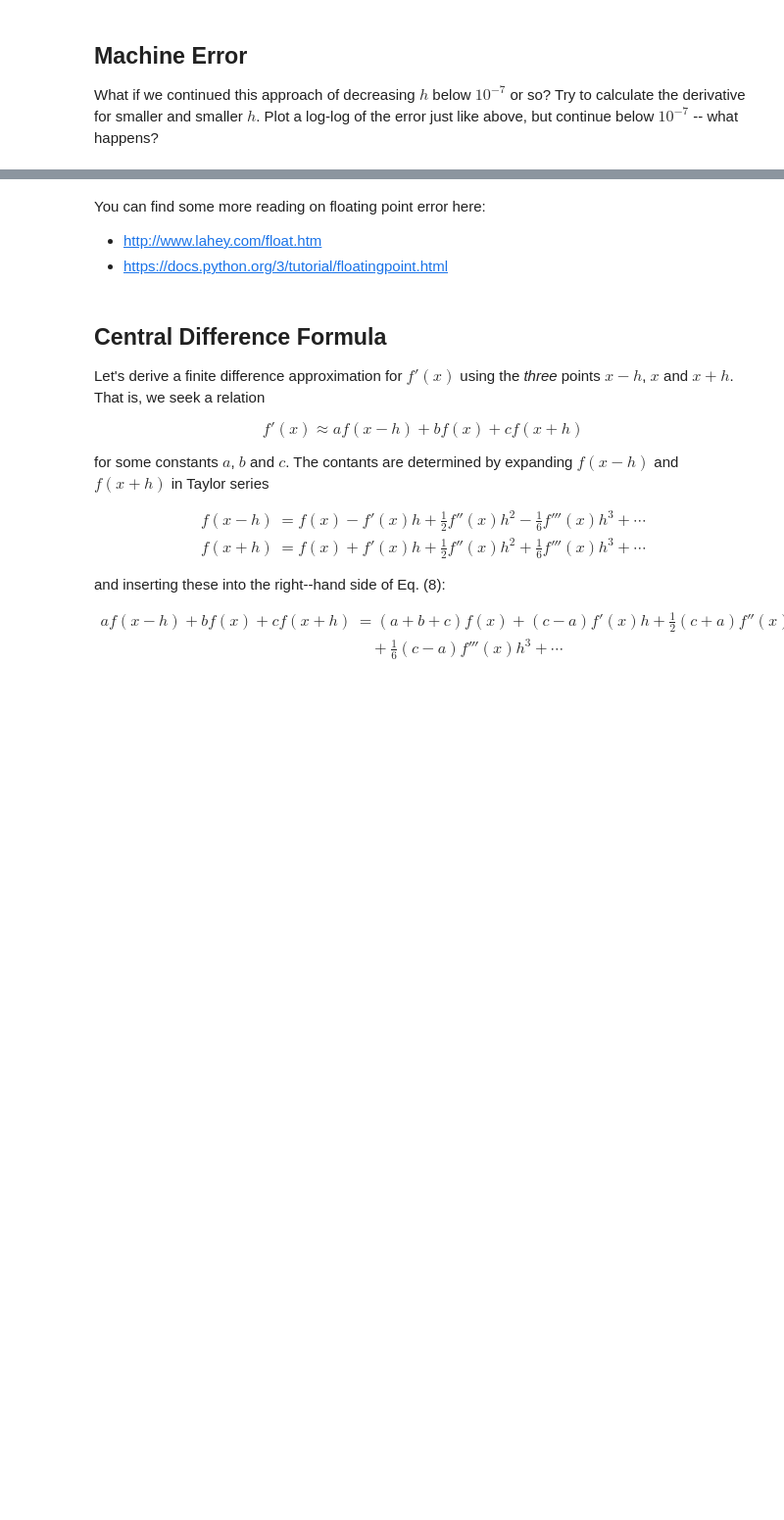
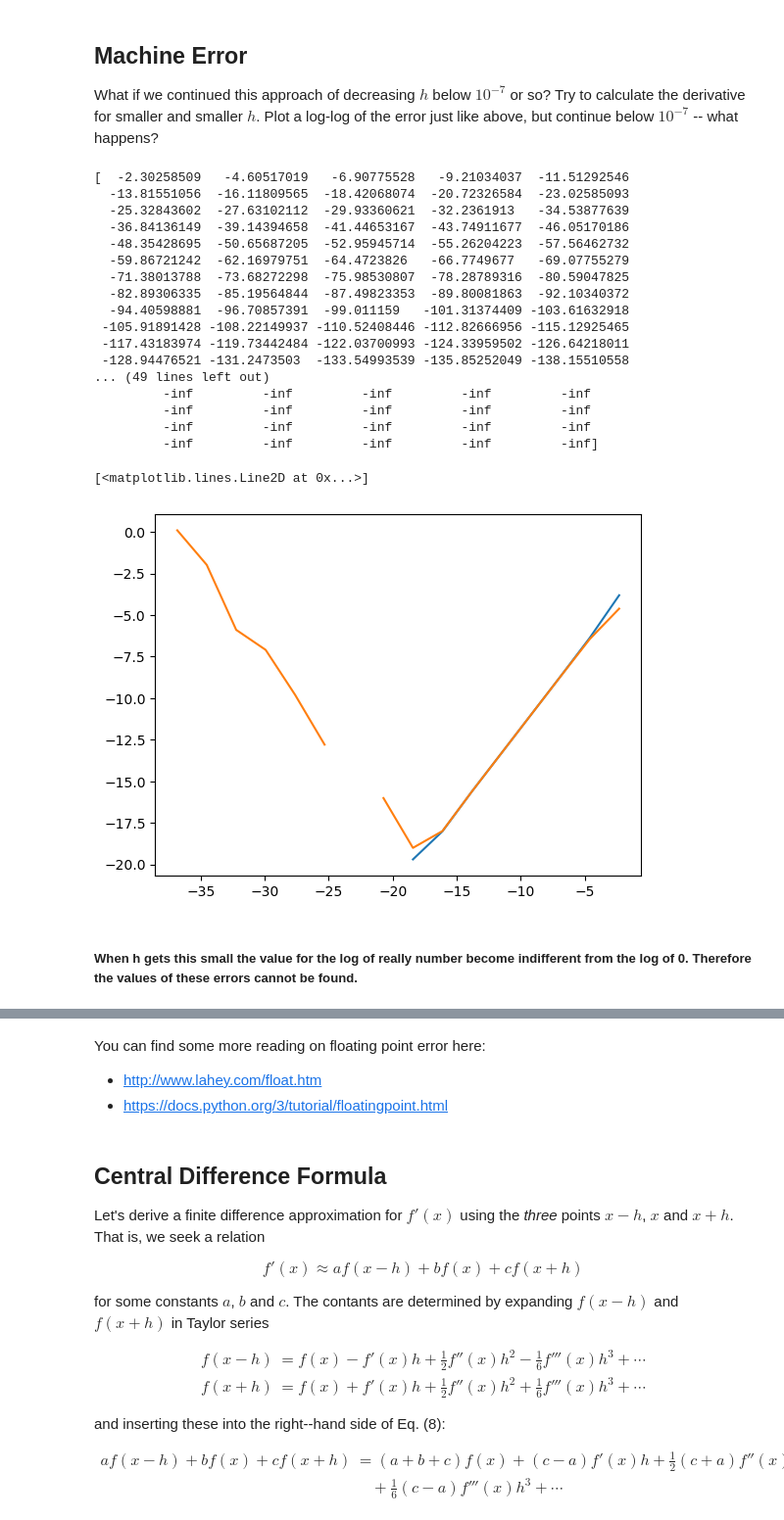
Before and after one commit to Mateo4cacheiro/PHYS4130-S25, a Jupyter notebook: p3-NDiff/P3-Numerical Differentiation and Machine Error.ipynb, the cells around one changed output, grey strips where cells are left out. Shown at 98% size. Drawn from its saved outputs; the diff is of its cells as text; code cells hidden in the pictures; blank space fills up the shorter version.

```diff
--- a/p3-NDiff/P3-Numerical Differentiation and Machine Error.ipynb
+++ b/p3-NDiff/P3-Numerical Differentiation and Machine Error.ipynb
@@ -171,6 +229,51 @@ ratio ${\cal E}_2/{\cal E}_1$ agrees (approximately) with the ratio $h_2/h_1$, t
 ## Machine Error
 
 What if we continued this approach of decreasing $h$ below $10^{-7}$ or so?  Try to calculate the derivative for smaller and smaller $h$.  Plot a log-log of the error just like above, but continue below $10^{-7}$ -- what happens?
+# %%
+vals = np.zeros([5,100])
+
+i=0
+while i<100:
+    vals[4,i]=10**(-1-i)
+    h=vals[4,i]
+    vals[0,i]=(f(x+h)-f(x))/h
+    vals[1,i]=h/2*((f(x+2*h)-2*f(x+h)+f(x))/(h**2))
+    vals[2,i]=(f(x)-f(x-h))/h
+    vals[3,i]=-h/2*((f(x)-2*f(x-h)+f(x-2*h))/(h**2))
+    i+=1
+
+logh=np.log(vals[4])
+logE1=np.log(vals[1])
+logE2=np.log(abs(vals[3]))
+
+print(logh)
+print(abs(vals[3]))
+print(logE1)
+
+plt.plot(logh,logE1)
+plt.plot(logh,logE2)
+# %% [output]
+[  -2.30258509   -4.60517019   -6.90775528   -9.21034037  -11.51292546
+  -13.81551056  -16.11809565  -18.42068074  -20.72326584  -23.02585093
+  -25.32843602  -27.63102112  -29.93360621  -32.2361913   -34.53877639
+  -36.84136149  -39.14394658  -41.44653167  -43.74911677  -46.05170186
+  -48.35428695  -50.65687205  -52.95945714  -55.26204223  -57.56462732
+  -59.86721242  -62.16979751  -64.4723826   -66.7749677   -69.07755279
+  -71.38013788  -73.68272298  -75.98530807  -78.28789316  -80.59047825
+  -82.89306335  -85.19564844  -87.49823353  -89.80081863  -92.10340372
+  -94.40598881  -96.70857391  -99.011159   -101.31374409 -103.61632918
+ -105.91891428 -108.22149937 -110.52408446 -112.82666956 -115.12925465
+ -117.43183974 -119.73442484 -122.03700993 -124.33959502 -126.64218011
+ -128.94476521 -131.2473503  -133.54993539 -135.85252049 -138.15510558
+... (49 lines left out)
+         -inf         -inf         -inf         -inf         -inf
+         -inf         -inf         -inf         -inf         -inf
+         -inf         -inf         -inf         -inf         -inf
+         -inf         -inf         -inf         -inf         -inf]
+[<matplotlib.lines.Line2D at 0x...>]
+[figure, added]
+# %% [markdown]
+##### When h gets this small the value for the log of really number become indifferent from the log of 0. Therefore the values of these errors cannot be found.
 # %%
 #Computers represent numbers in a binary floating point format with a fixed number of bits.
 #This means that you have some limitation in how many digits your computer can represent.
```
Also changed, not shown: parts of 13 cells of this notebook.
